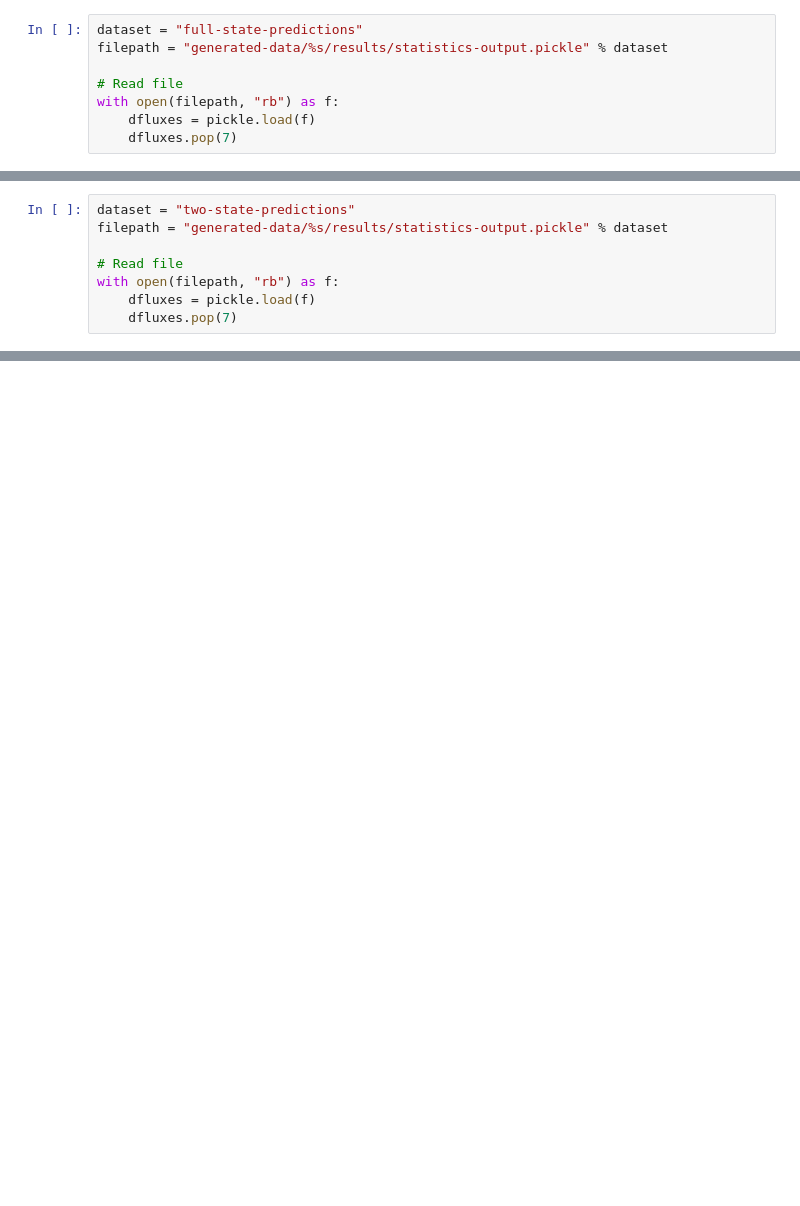
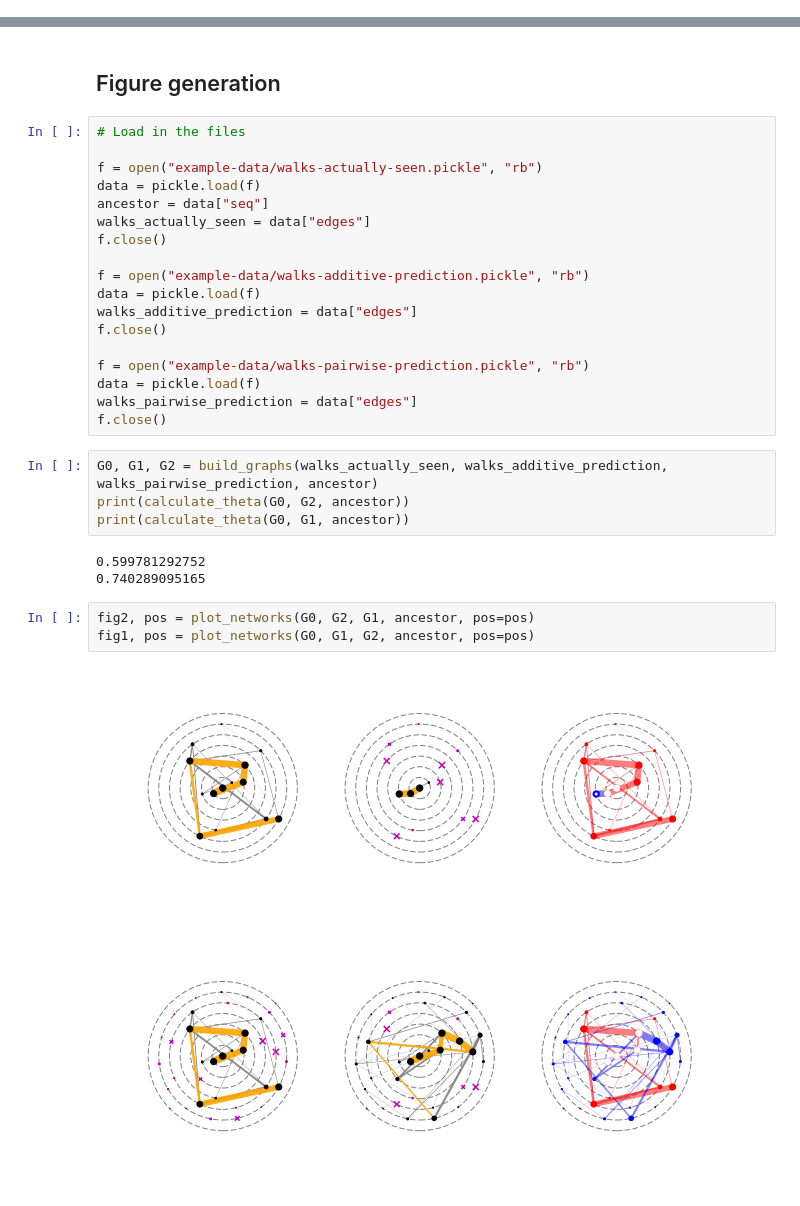
Before and after one commit to harmslab/notebooks-epistasis-ensembles, a Jupyter notebook: figure-01.ipynb, the cells around one changed output, grey strips where cells are left out. Cells and saved outputs as stored; diff of their text form; blank space fills up the shorter version.

Commit message:
adding new notebooks figures

```diff
--- a/figure-01.ipynb
+++ b/figure-01.ipynb
@@ -14,8 +13,0 @@ rcParams['font.sans-serif'] = ['Arial']
-# %%
-dataset = "full-state-predictions"
-filepath = "generated-data/%s/results/statistics-output.pickle" % dataset
-
-# Read file
-with open(filepath, "rb") as f:
-    dfluxes = pickle.load(f)
-    dfluxes.pop(7)
@@ -51,8 +13,0 @@ fig.savefig("figures/full-state-open-predictions.pdf", format="pdf", dpi=600, bb
-# %%
-dataset = "two-state-predictions"
-filepath = "generated-data/%s/results/statistics-output.pickle" % dataset
-
-# Read file
-with open(filepath, "rb") as f:
-    dfluxes = pickle.load(f)
-    dfluxes.pop(7)
@@ -85,0 +466,33 @@ fig.savefig("figures/two-state-open-predictions.pdf", format="pdf", dpi=600, bbo
+# %% [markdown]
+## Figure generation
+# %%
+# Load in the files
+
+f = open("example-data/walks-actually-seen.pickle", "rb")
+data = pickle.load(f)
+ancestor = data["seq"]
+walks_actually_seen = data["edges"]
+f.close()
+
+f = open("example-data/walks-additive-prediction.pickle", "rb")
+data = pickle.load(f)
+walks_additive_prediction = data["edges"]
+f.close()
+
+f = open("example-data/walks-pairwise-prediction.pickle", "rb")
+data = pickle.load(f)
+walks_pairwise_prediction = data["edges"]
+f.close()
+# %%
+G0, G1, G2 = build_graphs(walks_actually_seen, walks_additive_prediction, walks_pairwise_prediction, ancestor)
+print(calculate_theta(G0, G2, ancestor))
+print(calculate_theta(G0, G1, ancestor))
+# %% [output]
+0.599781292752
+0.740289095165
+# %%
+fig2, pos = plot_networks(G0, G2, G1, ancestor, pos=pos)
+fig1, pos = plot_networks(G0, G1, G2, ancestor, pos=pos)
+# %% [output]
+[figure, added]
+[figure, added]
```
Also changed, not shown: parts of 16 cells of this notebook, 6 other files.
